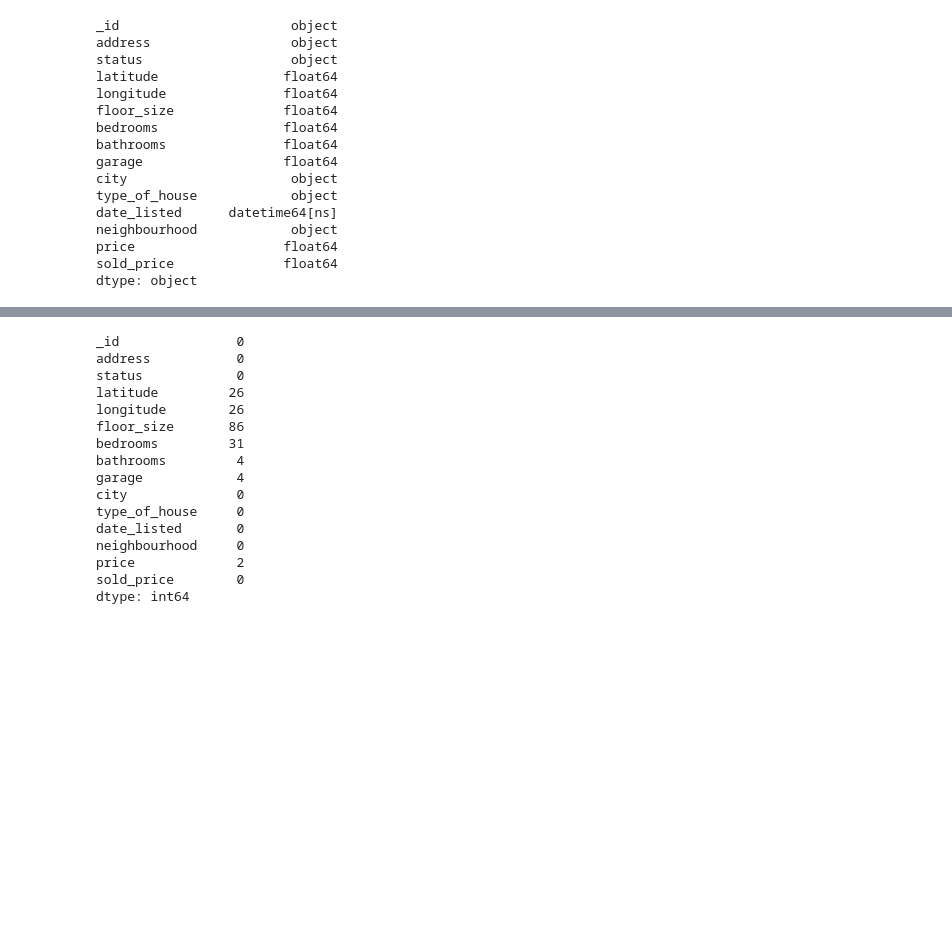
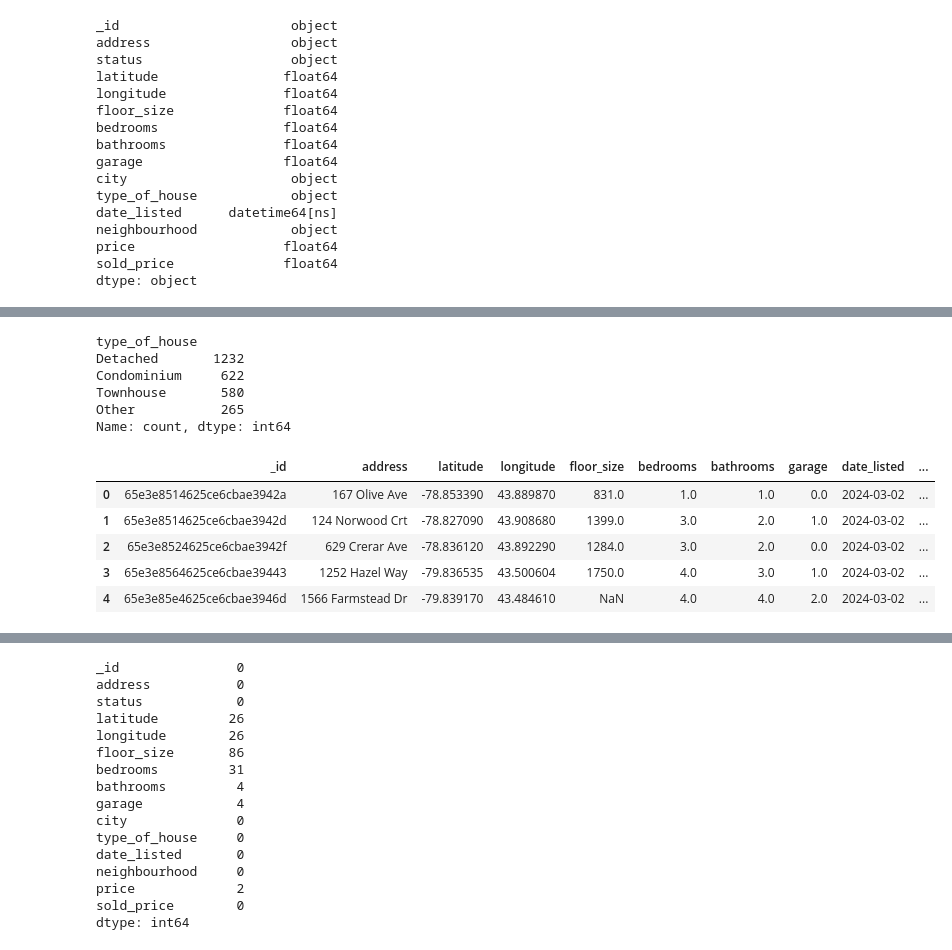
Before and after one commit to MaisieDeGraaf/Housing-Project_Final, a Jupyter notebook: linreg_housing.ipynb, the cells around one changed output, grey strips where cells are left out. Saved outputs shown, nothing was run; the diff lists cells and outputs as text; code cells hidden in the pictures; blank space fills up the shorter version.

```diff
--- a/linreg_housing.ipynb
+++ b/linreg_housing.ipynb
@@ -116 +121,47 @@ Co-Op Apt                                                          1
 Name: count, dtype: int64
+# %%
+# creating bins for types of houses
+houses_bin_df = houses_df.copy()
+condo_types = ['Condo Apt','Apartment Unit, Condominium','Condo/Apt Unit','Semi-Det Condo']
+townhouse_types =['Freehold Townhouse','Condo Townhouse','Townhouse/Row House, Condominium','Row/Townhouse']
+bins = ['Detached','Condominium','Townhouse']
+
+# Replace in dataframe
+for i in condo_types:
+    houses_bin_df['type_of_house'] = houses_bin_df['type_of_house'].replace(i,"Condominium")
+
+for i in townhouse_types:
+    houses_bin_df['type_of_house'] = houses_bin_df['type_of_house'].replace(i,"Townhouse")
+
+for i in houses_bin_df['type_of_house']:
+  if i not in bins:
+      houses_bin_df['type_of_house'] = houses_bin_df['type_of_house'].replace(i,"Other")
+
+# Check to make sure binning was successful
+houses_bin_df['type_of_house'].value_counts()
+# %% [output]
+type_of_house
+Detached       1232
+Condominium     622
+Townhouse       580
+Other           265
+Name: count, dtype: int64
+# %%
+#Getting dummies
+new_df = houses_bin_df.copy()
+status_dummies = pd.get_dummies(new_df['status'], dtype=int)
+city_dummies = pd.get_dummies(new_df['city'], dtype=int)
+type_of_house_dummies = pd.get_dummies(new_df['type_of_house'], dtype=int)
+houses_df_dummies = new_df.drop(['status', 'city','type_of_house'], axis = 1)
+houses_df_dummies = pd.concat([houses_df_dummies,status_dummies,city_dummies,
+                                   type_of_house_dummies], axis = 1 )
+
+pd.set_option('display.max_columns', None)
+houses_df_dummies.head()
+# %% [output]
+|  | _id | address | latitude | longitude | floor_size | bedrooms | bathrooms | garage | date_listed | ... |
+| 0 | 65e3e8514625ce6cbae3942a | 167 Olive Ave | -78.853390 | 43.889870 | 831.0 | 1.0 | 1.0 | 0.0 | 2024-03-02 | ... |
+| 1 | 65e3e8514625ce6cbae3942d | 124 Norwood Crt | -78.827090 | 43.908680 | 1399.0 | 3.0 | 2.0 | 1.0 | 2024-03-02 | ... |
+| 2 | 65e3e8524625ce6cbae3942f | 629 Crerar Ave | -78.836120 | 43.892290 | 1284.0 | 3.0 | 2.0 | 0.0 | 2024-03-02 | ... |
+| 3 | 65e3e8564625ce6cbae39443 | 1252 Hazel Way | -79.836535 | 43.500604 | 1750.0 | 4.0 | 3.0 | 1.0 | 2024-03-02 | ... |
+| 4 | 65e3e85e4625ce6cbae3946d | 1566 Farmstead Dr | -79.839170 | 43.484610 | NaN | 4.0 | 4.0 | 2.0 | 2024-03-02 | ... |
```
Also changed, not shown: parts of 22 cells of this notebook.
